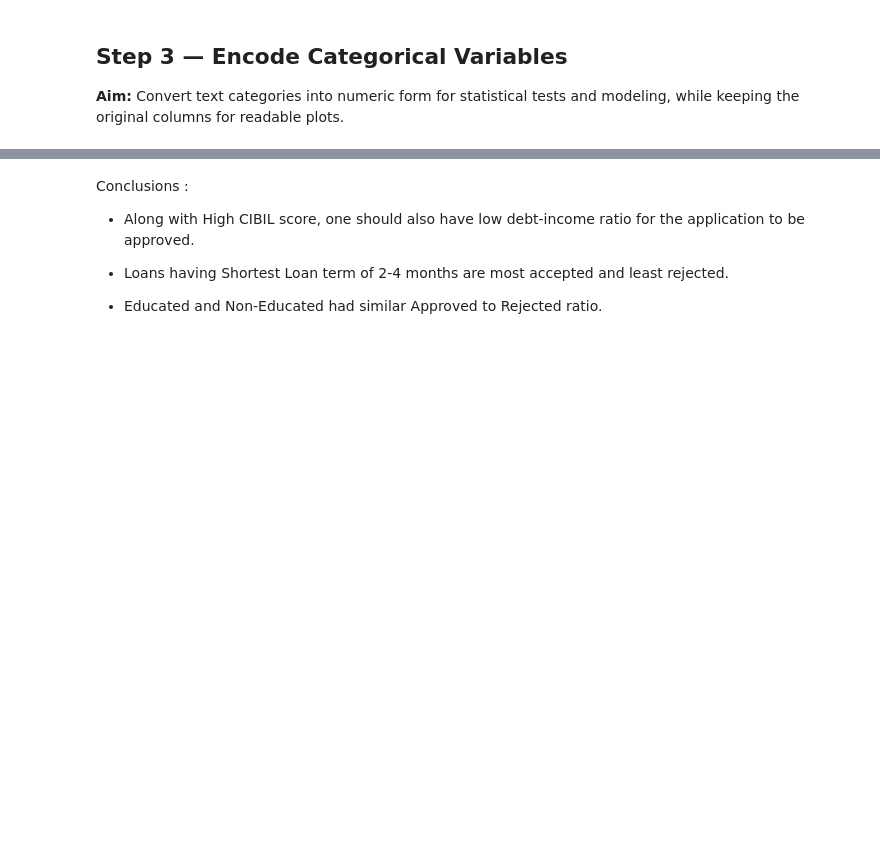
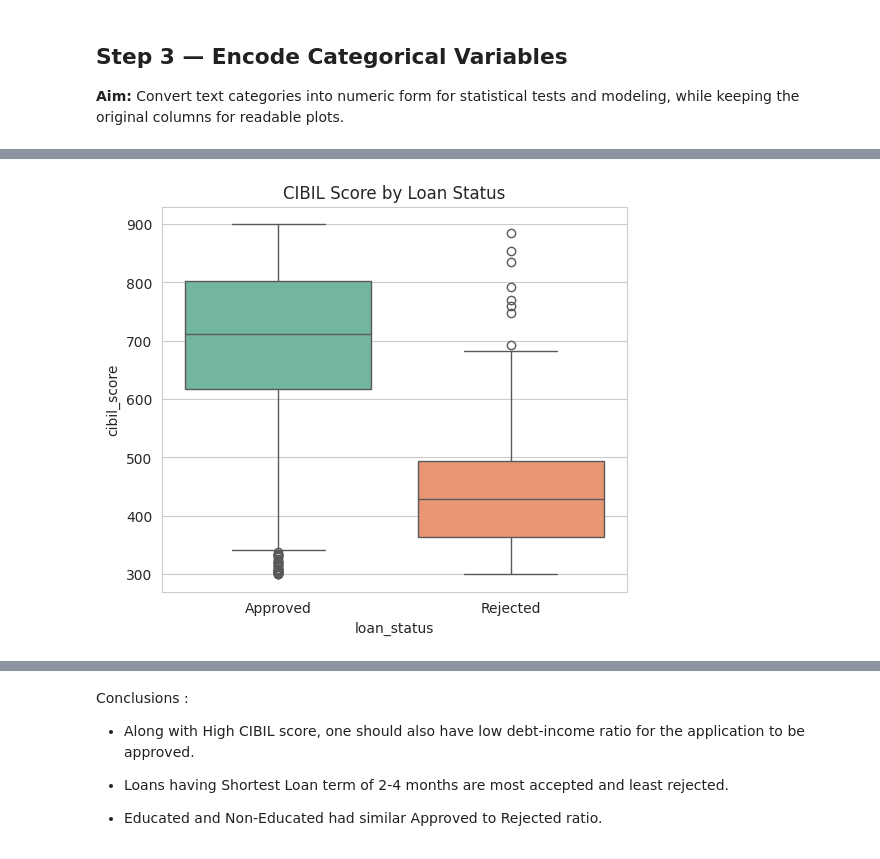
Before and after one commit to yuvraj-013/DA_Projects, a Jupyter notebook: loan_approval_analysis.ipynb, the cells around one changed output, grey strips where cells are left out. Cells and saved outputs as stored; diff of their text form; code cells hidden in the pictures; blank space fills up the shorter version.

```diff
--- a/loan_approval_analysis.ipynb
+++ b/loan_approval_analysis.ipynb
@@ -403,0 +234,8 @@ for bar in cp.containers:
+# %%
+# CIBIL score vs loan status — typically the strongest signal in these datasets
+plt.figure(figsize=(6,5))
+sns.boxplot(x="loan_status", y="cibil_score", data=df, hue="loan_status",palette="Set2")
+plt.title("CIBIL Score by Loan Status")
+plt.show()
+# %% [output]
+[figure, added]
```
Also changed, not shown: parts of 52 cells of this notebook.
